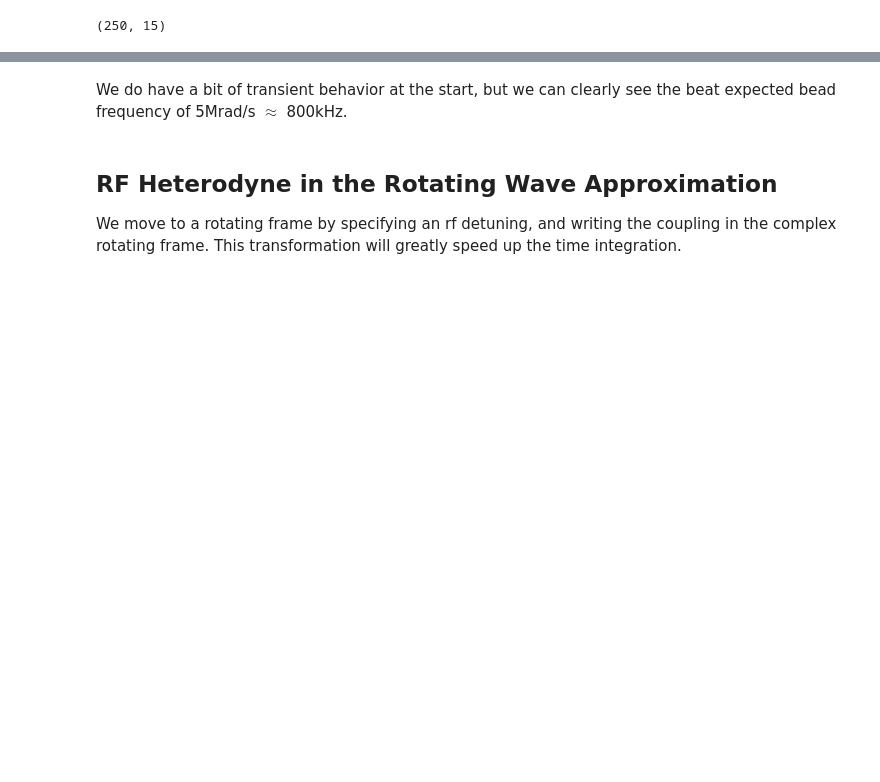
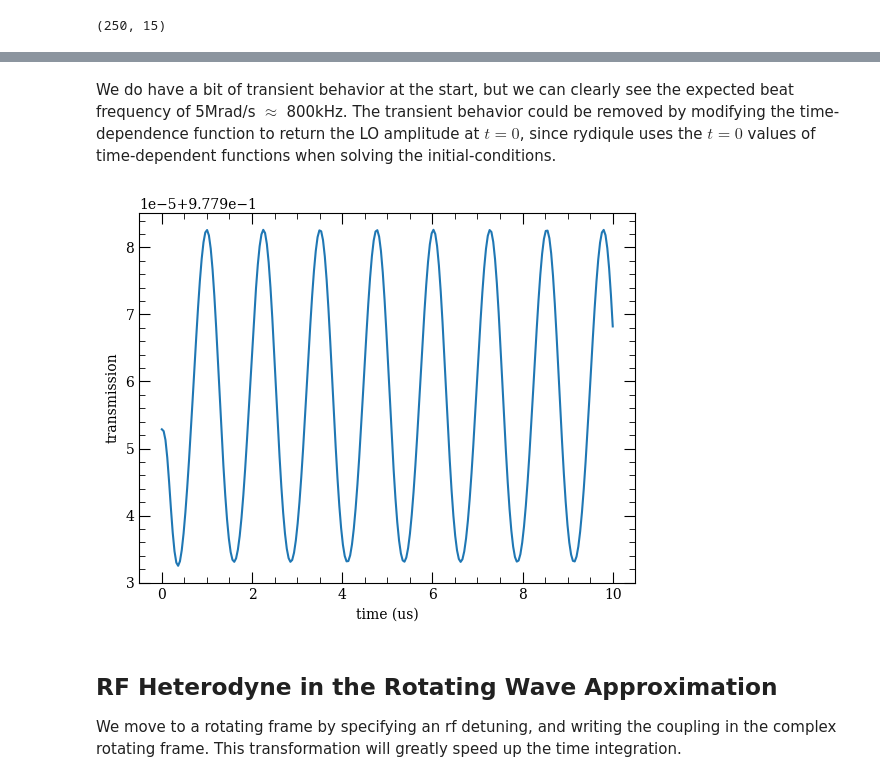
Before and after one commit to QTC-UMD/rydiqule, a Jupyter notebook: docs/source/examples/RF_heterodyne_example.ipynb, the cells around one changed output, grey strips where cells are left out. Cells and saved outputs as stored; diff of their text form; code cells hidden in the pictures; blank space fills up the shorter version.

```diff
--- a/docs/source/examples/RF_heterodyne_example.ipynb
+++ b/docs/source/examples/RF_heterodyne_example.ipynb
@@ -89,8 +78,8 @@ def rf_carrier(t):
 n_det = 20
 detunings = np.linspace(-75, 75, n_det)
 
-red_laser = {'states':(0,1), 'rabi_frequency':2*np.pi*0.6, 'detuning':0}
-blue_laser = {'states':(1,2), 'rabi_frequency':2*np.pi*1.0, 'detuning':detunings}
-rf_transition = {'states':(2,3), 'rabi_frequency':rf_rabi, 'time_dependence': rf_carrier }
+red_laser = {'states':(g,e), 'rabi_frequency':2*np.pi*0.6, 'detuning':0}
+blue_laser = {'states':(e,r1), 'rabi_frequency':2*np.pi*1.0, 'detuning':detunings}
+rf_transition = {'states':(r1,r2), 'rabi_frequency':rf_rabi, 'time_dependence': rf_carrier }
 
 RbSensor_time.add_couplings(red_laser, blue_laser, rf_transition)
@@ -191,2 +177,2 @@ ax.set_ylabel('transmission');
 # %% [markdown]
-We do have a bit of transient behavior at the start, but we can clearly see the beat expected bead frequency of 5Mrad/s $\approx$ 800kHz.
+We do have a bit of transient behavior at the start, but we can clearly see the expected beat frequency of 5Mrad/s $\approx$ 800kHz. The transient behavior could be removed by modifying the time-dependence function to return the LO amplitude at $t=0$, since rydiqule uses the $t=0$ values of time-dependent functions when solving the initial-conditions.
@@ -193,3 +188,11 @@ We do have a bit of transient behavior at the start, but we can clearly see the
+# %%
+fig, ax = plt.subplots()
+transmission = time_sol_beat2.rho[:,3]
+ax.plot(time_sol_beat2.t, time_sol_beat2.get_transmission_coef())
+ax.set_xlabel("time (us)");
+ax.set_ylabel('transmission');
+# %% [output]
+[figure, added]
 # %% [markdown]
 ## RF Heterodyne in the Rotating Wave Approximation
 We move to a rotating frame by specifying an rf detuning, and writing the coupling in the complex rotating frame.  This transformation will greatly speed up the time integration.
```
Also changed, not shown: parts of 36 cells of this notebook.
